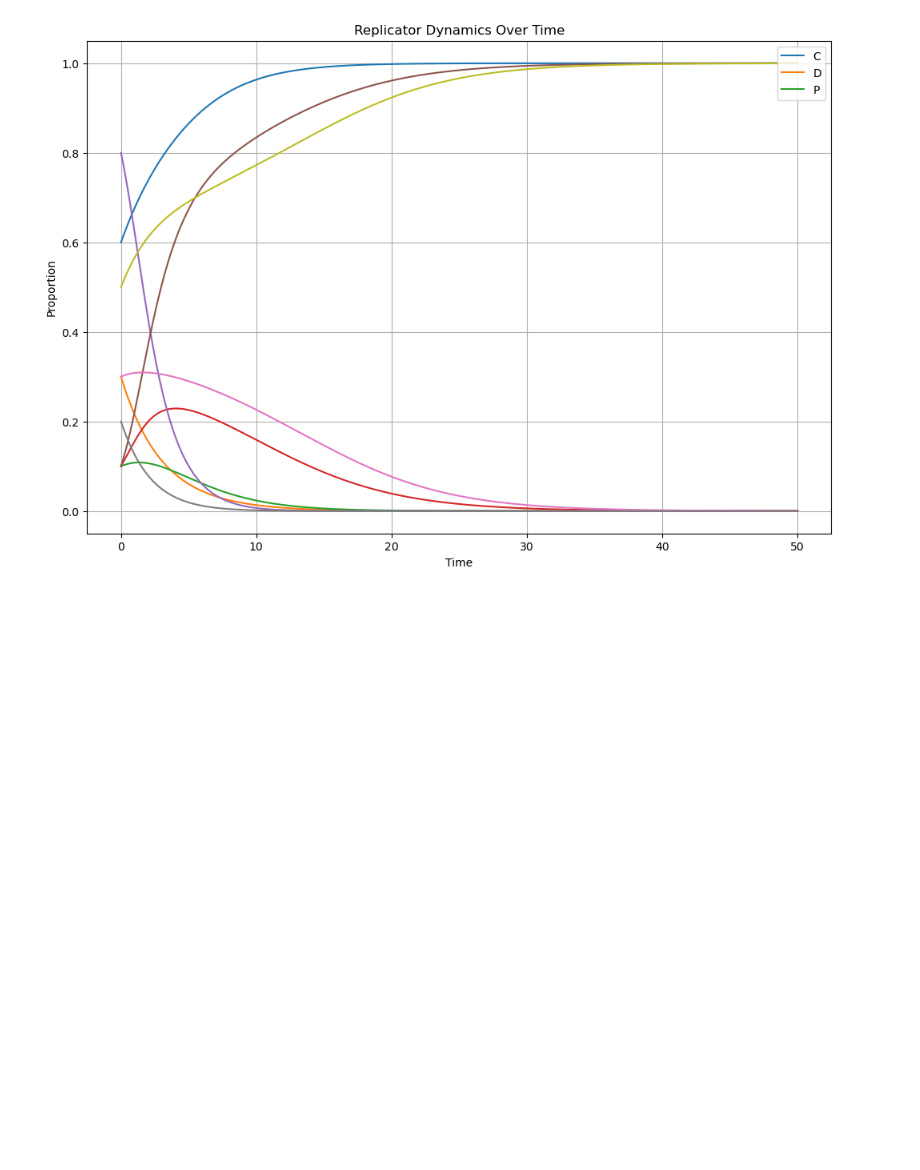
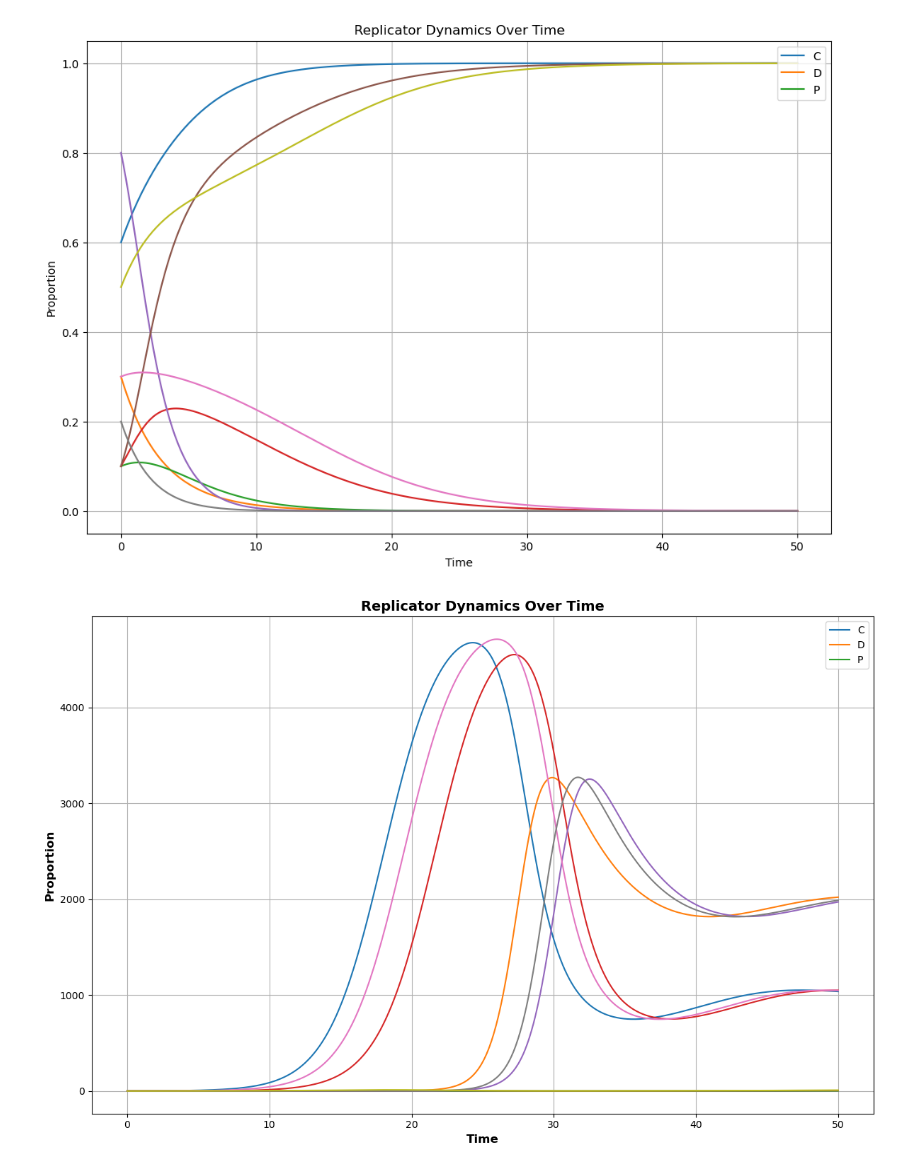
Before and after one commit to Computational-Biology-Aachen/FightClub, a Jupyter notebook: game theory concept.ipynb, the cells around one changed output. Drawn from its saved outputs; the diff is of its cells as text; code cells hidden in the pictures; blank space fills up the shorter version.

```diff
--- a/game theory concept.ipynb
+++ b/game theory concept.ipynb
@@ -620,3 +620,50 @@ plt.grid()
 plt.show()
 # %% [output]
 [figure]
+# %%
+import numpy as np
+import matplotlib.pyplot as plt
+from scipy.integrate import odeint
+from src.model import deriv  # Import the model function
+from src.parameters import parameters  # Import the parameters dictionary
+import os
+# Simulation configuration
+t = np.linspace(0, 50, 1000)  # Time range for simulation
+
+# Initial conditions: different starting points
+initial_conditions = [
+    [0.6, 0.3, 0.1],  # Mostly cooperators
+    [0.1, 0.8, 0.1],  # Mostly defectors
+    [0.3, 0.2, 0.5],  # Mixed population
+]
+
+# Plotting the dynamics
+plt.figure(figsize=(12, 8))
+for ic in initial_conditions:
+    solution = odeint(
+        deriv, ic, t, args=(
+            parameters["nu"],
+            parameters["beta"],
+            parameters["alpha"],
+            parameters["r_c"],
+            parameters["r_p"],
+            parameters["gamma"],
+            parameters["eta"],
+        )
+    )
+    C, D, P = solution.T
+    plt.plot(t, C, label=f"C (init: {ic[0]:.1f})")
+    plt.plot(t, D, label=f"D (init: {ic[1]:.1f})")
+    plt.plot(t, P, label=f"P (init: {ic[2]:.1f})")
+    plt.xlabel("Time", fontsize=12, fontweight="bold")
+    plt.ylabel("Proportion", fontsize=12, fontweight="bold")
+    plt.title("Replicator Dynamics Over Time", fontsize=14, fontweight="bold")
+    plt.legend(["C", "D", "P"], loc="upper right")
+
+plt.grid()
+plt.tight_layout()
+os.makedirs("output/figures", exist_ok=True)
+plt.savefig("output/figures/replicator_dynamics.png", dpi=300)
+plt.show()
+# %% [output]
+[figure, added]
```
Also changed, not shown: parts of 14 cells of this notebook, 2 other files.
